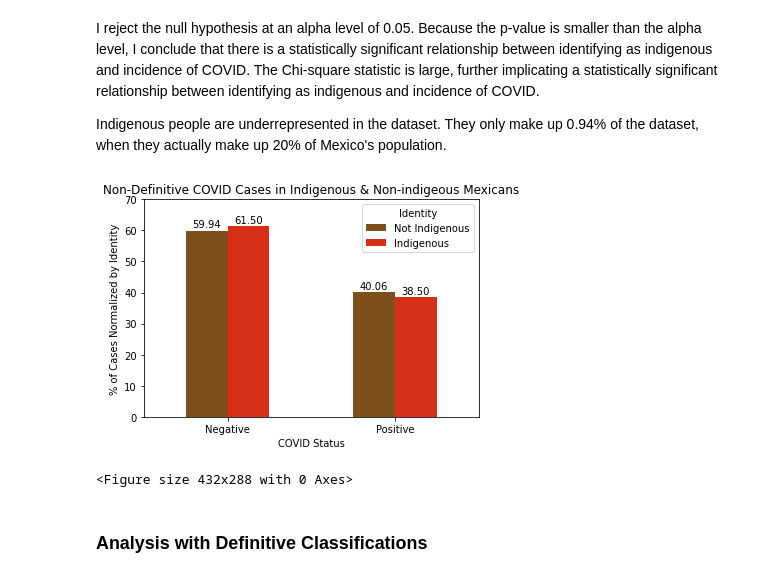
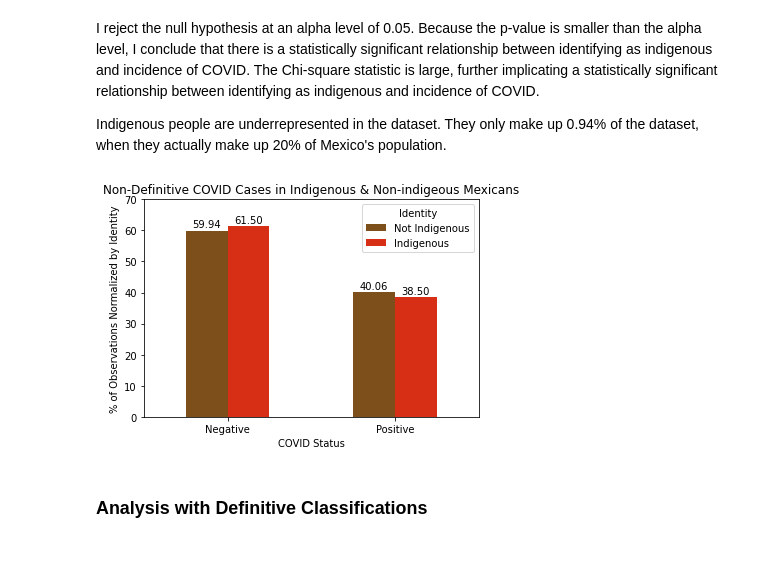
Before and after one commit to keilayb/project-covid, a Jupyter notebook: MX_COVID.ipynb, the cells around one changed output. Cells and saved outputs as stored; diff of their text form; code cells hidden in the pictures.

```diff
--- a/MX_COVID.ipynb
+++ b/MX_COVID.ipynb
@@ -533,24 +524,38 @@ I reject the null hypothesis at an alpha level of 0.05. Because the p-value is s
 
 Indigenous people are underrepresented in the dataset. They only make up 0.94% of the dataset, when they actually make up 20% of Mexico's population.
 # %%
+# visualize the data
 ax3 = (pd.crosstab(non_def_indig_spec['CLASIFICACION_FINAL'], non_def_indig_spec['INDIGENA'], normalize = 'columns'
             )*100).plot(kind = 'bar', color = ['#7D501B', '#D62F15'])
 
 ax3.set_xticks([0, 1])
 ax3.set_xticklabels(['Negative', 'Positive'], rotation = 'horizontal')
 ax3.legend(['Not Indigenous', 'Indigenous'], title = 'Identity')
 ax3.set_xlabel('COVID Status')
-ax3.set_ylabel('% of Cases Normalized by Identity')
+ax3.set_ylabel('% of Observations Normalized by Identity')
 ax3.set_ylim([0, 70])
 ax3.set_title('Non-Definitive COVID Cases in Indigenous & Non-indigeous Mexicans')
+
+
+# The data in this plot is normalized, so I need a function that will label the bars with a percent, not a count
+def label_bars_pct(ax, spacing = 1):
+    '''This function will label bars in a bar plot with the value of that bar, when the bar is a percent.'''
+    for bar in ax.patches:
+        y = bar.get_height()
+        x = bar.get_x() + bar.get_width() / 2
+        space = spacing
+        va = 'bottom'
+        label = "{:.2f}".format(y)
+        ax.annotate(label, (x, y), xytext = (0, space), textcoords = 'offset points', ha = 'center', va = va)
+
+
+# apply new function
 label_bars_pct(ax3)
 
-plt.show()
 
 # save figure to use in write up
-plt.savefig('Non_Def_Indig.png')
+plt.savefig('Non_Def_Indig.jpeg')
 # %% [output]
-[figure, old version]
+[figure, new version]
-<Figure size 432x288 with 0 Axes>
 # %% [markdown]
 ### Analysis with Definitive Classifications
```
Also changed, not shown: parts of 12 cells of this notebook, 6 other files.
